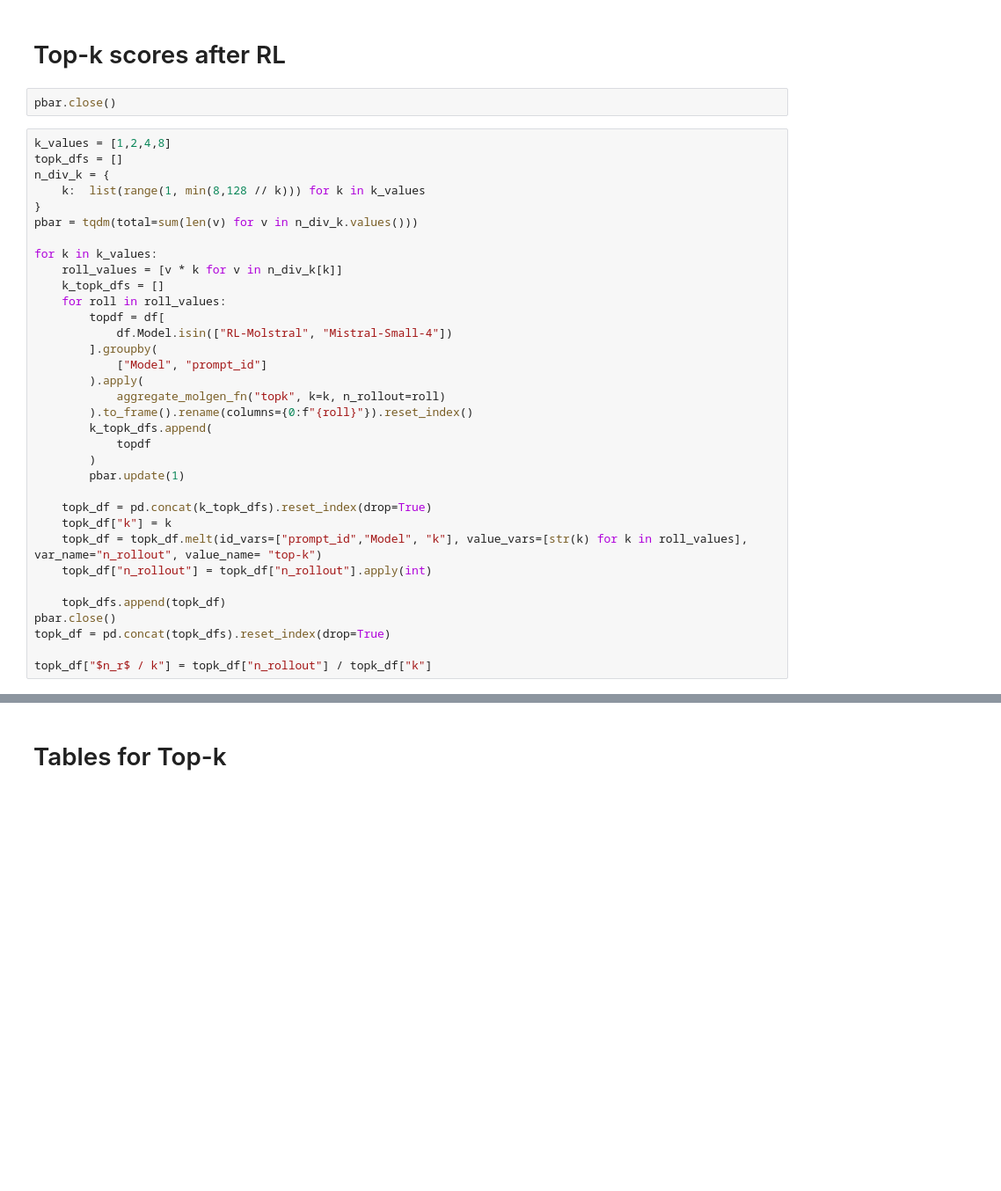
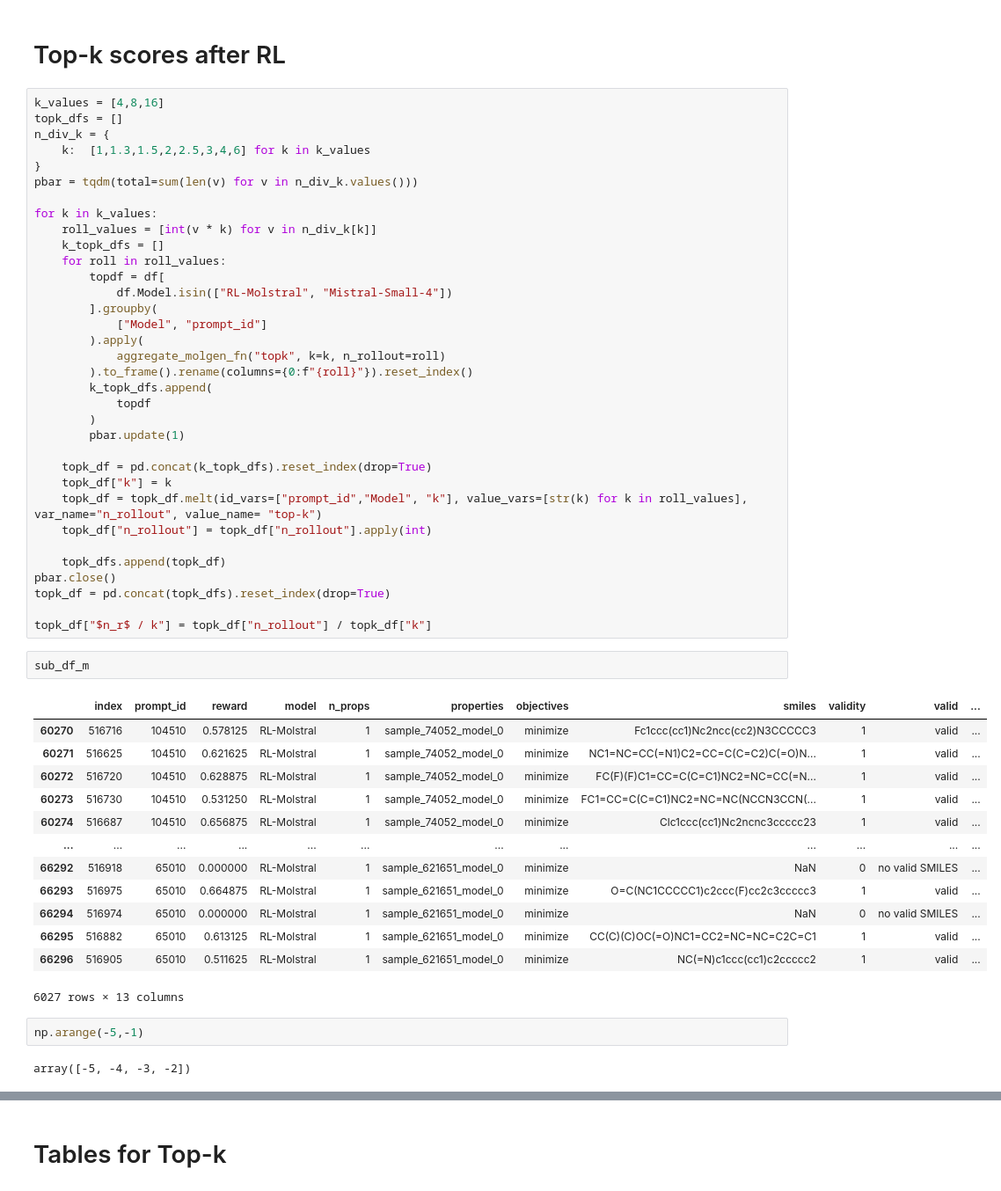
Before and after one commit to Fransou/MolRGen, a Jupyter notebook: notebooks/results/MolGenOutput.ipynb, the cells around one changed output, grey strips where cells are left out. Shown at 88% size. Drawn from its saved outputs; the diff is of its cells as text; blank space fills up the shorter version.

```diff
--- a/notebooks/results/MolGenOutput.ipynb
+++ b/notebooks/results/MolGenOutput.ipynb
@@ -177,17 +232,15 @@ fig.savefig(f"{FIG_PATH}/uniqueness_diversity.pdf", bbox_inches='tight')
 # %% [markdown]
 # Top-k scores after RL
-# %%
-pbar.close()
 # %%
-k_values = [1,2,4,8]
+k_values = [4,8,16]
 topk_dfs = []
 n_div_k = {
-    k:  list(range(1, min(8,128 // k))) for k in k_values
+    k:  [1,1.3,1.5,2,2.5,3,4,6] for k in k_values
 }
 pbar = tqdm(total=sum(len(v) for v in n_div_k.values()))
 
 for k in k_values:
-    roll_values = [v * k for v in n_div_k[k]]
+    roll_values = [int(v * k) for v in n_div_k[k]]
     k_topk_dfs = []
     for roll in roll_values:
         topdf = df[
@@ -212,3 +265,23 @@ pbar.close()
 topk_df = pd.concat(topk_dfs).reset_index(drop=True)
 
 topk_df["$n_r$ / k"] = topk_df["n_rollout"] / topk_df["k"]
+# %%
+sub_df_m
+# %% [output]
+|  | index | prompt_id | reward | model | n_props | properties | objectives | smiles | validity | valid | ... |
+| 60270 | 516716 | 104510 | 0.578125 | RL-Molstral | 1 | sample_74052_model_0 | minimize | Fc1ccc(cc1)Nc2ncc(cc2)N3CCCCC3 | 1 | valid | ... |
+| 60271 | 516625 | 104510 | 0.621625 | RL-Molstral | 1 | sample_74052_model_0 | minimize | NC1=NC=CC(=N1)C2=CC=C(C=C2)C(=O)N... | 1 | valid | ... |
+| 60272 | 516720 | 104510 | 0.628875 | RL-Molstral | 1 | sample_74052_model_0 | minimize | FC(F)(F)C1=CC=C(C=C1)NC2=NC=CC(=N... | 1 | valid | ... |
+| 60273 | 516730 | 104510 | 0.531250 | RL-Molstral | 1 | sample_74052_model_0 | minimize | FC1=CC=C(C=C1)NC2=NC=NC(NCCN3CCN(... | 1 | valid | ... |
+| 60274 | 516687 | 104510 | 0.656875 | RL-Molstral | 1 | sample_74052_model_0 | minimize | Clc1ccc(cc1)Nc2ncnc3ccccc23 | 1 | valid | ... |
+| ... | ... | ... | ... | ... | ... | ... | ... | ... | ... | ... | ... |
+| 66292 | 516918 | 65010 | 0.000000 | RL-Molstral | 1 | sample_621651_model_0 | minimize | NaN | 0 | no valid SMILES | ... |
+| 66293 | 516975 | 65010 | 0.664875 | RL-Molstral | 1 | sample_621651_model_0 | minimize | O=C(NC1CCCCC1)c2ccc(F)cc2c3ccccc3 | 1 | valid | ... |
+| 66294 | 516974 | 65010 | 0.000000 | RL-Molstral | 1 | sample_621651_model_0 | minimize | NaN | 0 | no valid SMILES | ... |
+| 66295 | 516882 | 65010 | 0.613125 | RL-Molstral | 1 | sample_621651_model_0 | minimize | CC(C)(C)OC(=O)NC1=CC2=NC=NC=C2C=C1 | 1 | valid | ... |
+| 66296 | 516905 | 65010 | 0.511625 | RL-Molstral | 1 | sample_621651_model_0 | minimize | NC(=N)c1ccc(cc1)c2ccccc2 | 1 | valid | ... |
+6027 rows × 13 columns
+# %%
+np.arange(-5,-1)
+# %% [output]
+array([-5, -4, -3, -2])
```
Also changed, not shown: parts of 28 cells of this notebook.
